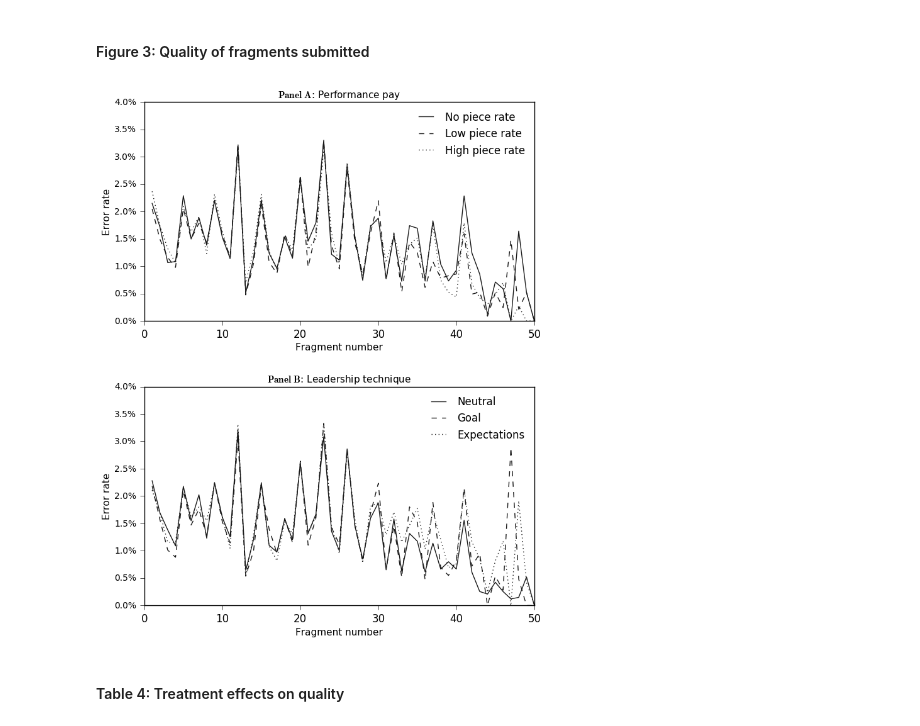
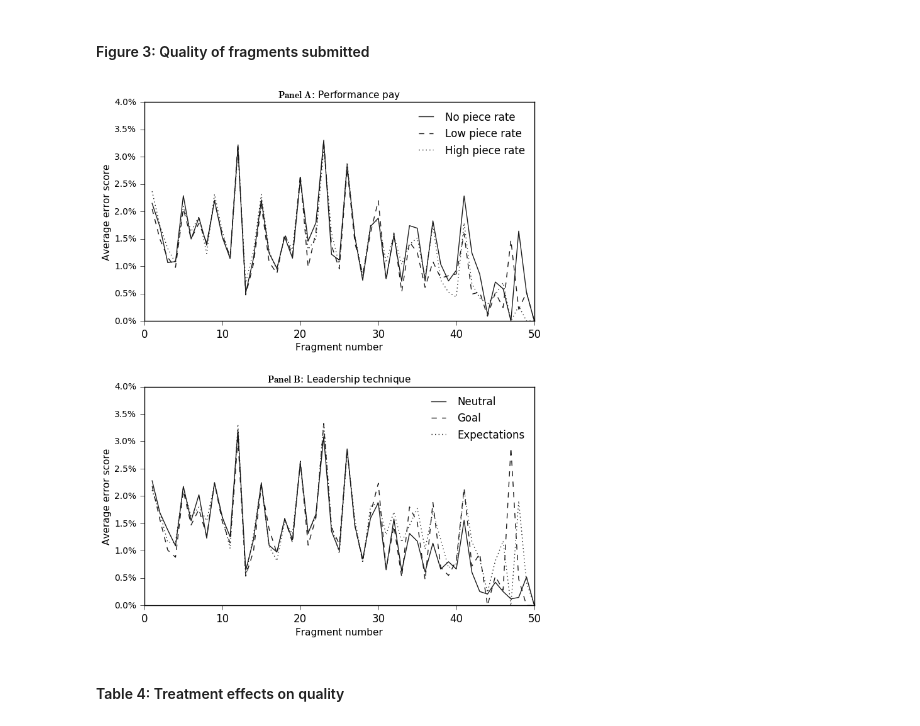
Before and after one commit to sebfest/motivation_and_incentives, a Jupyter notebook: main/notebook/4_treatment_effects_quality.ipynb, the cells around one changed output. Cells and saved outputs as stored; diff of their text form; code cells hidden in the pictures.

Commit message:
new labels on graph

```diff
--- a/main/notebook/4_treatment_effects_quality.ipynb
+++ b/main/notebook/4_treatment_effects_quality.ipynb
@@ -129,35 +129,35 @@ df_edit_ratio_first = df_panel\
     .groupby('treatment_first')\
     .apply(lambda x: x.mean(level=1))\
     .loc[:,'edit_ratio']\
     .unstack(level=0)\
     .sort_index(axis=1, ascending=False)
 
 
 df_edit_ratio_second = df_panel\
     .groupby('treatment_second')\
     .apply(lambda x: x.mean(level=1))\
     .loc[:,'edit_ratio']\
     .unstack(level=0)\
     .sort_index(axis=1, ascending=False)
 
 fig, axis = plt.subplots(nrows=2, figsize=(8, 10), dpi=100, facecolor='w')
 fig.subplots_adjust(hspace=0.30)
 axis[0].set_title('$\mathbf{Panel \ A}$: Performance pay', **font_kwargs)
 axis[1].set_title('$\mathbf{Panel \ B}$: Leadership technique', **font_kwargs)
 df_edit_ratio_first.plot(ax=axis[0], color='0.1', style=['-', '--',  ':'])
 df_edit_ratio_second.plot(ax=axis[1], color='0.1', style=['-', '--', ':'])
 for ax in axis:
     ax.tick_params(axis='x', **tick_kwargs)
     ax.tick_params(axis='y', labelsize='small', **tick_kwargs)
     ax.set_xlabel("Fragment number", **xlabel_kwargs)
-    ax.set_ylabel("Error rate", **ylabel_kwargs)
+    ax.set_ylabel("Average error score", **ylabel_kwargs)
     ax.set_ylim(0.0, .04)
     ax.set_xlim(0.0, 50)
     ax.legend(frameon=False, fontsize='medium')
     ax.yaxis.set_major_formatter(FuncFormatter(lambda y, _: '{:.1%}'.format(y)))
 plt.savefig(os.path.join(FIGURES_FOLDER, 'error_rate.pdf'), bbox_inches='tight')
 # %% [output]
-[figure, old version]
+[figure, new version]
 # %% [markdown]
 #### Table 4: Treatment effects on quality <a id='quality'></a>
 # %%
```
Also changed, not shown: parts of 1 cell of this notebook, 3 other files.
